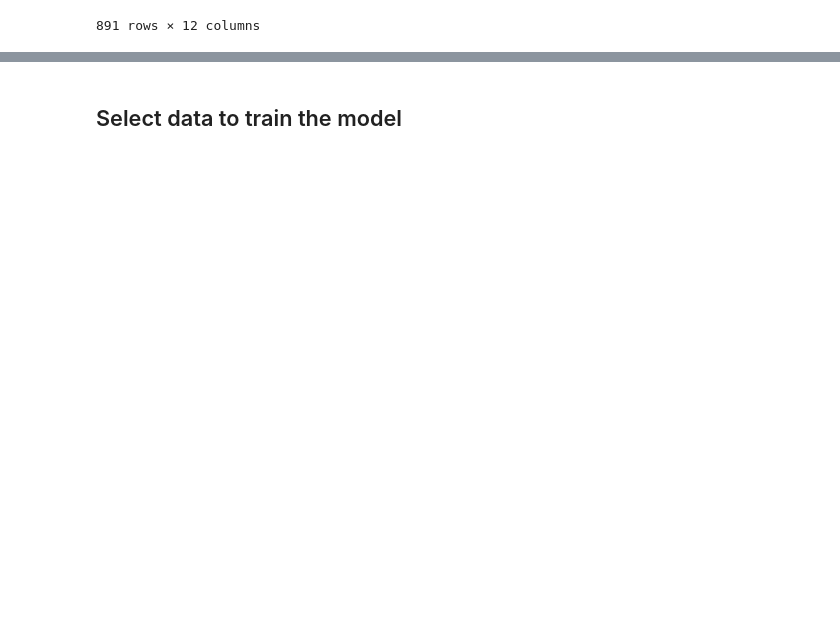
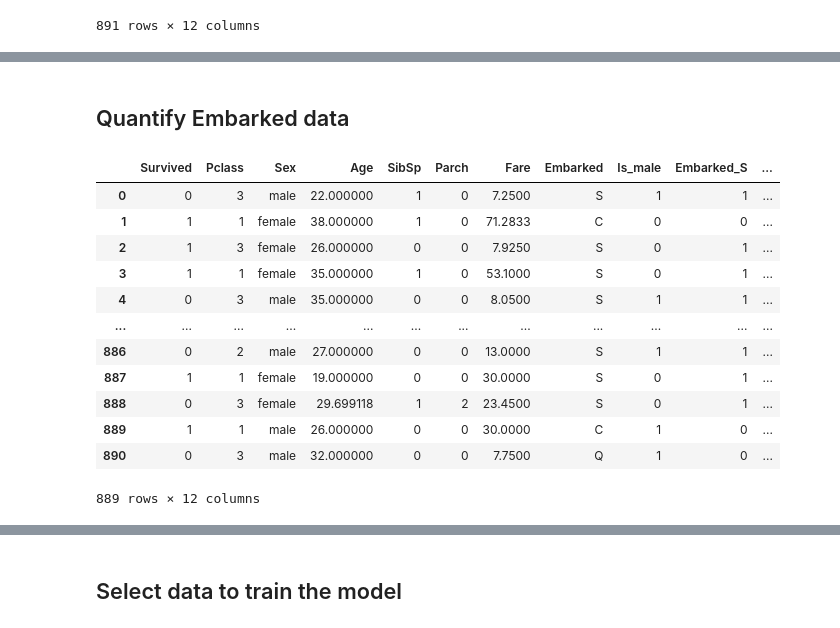
Before and after one commit to szajakubiak/titanic2_prediction, a Jupyter notebook: titanic2_train.ipynb, the cells around one changed output, grey strips where cells are left out. Cells and saved outputs as stored; diff of their text form; code cells hidden in the pictures; blank space fills up the shorter version.

```diff
--- a/titanic2_train.ipynb
+++ b/titanic2_train.ipynb
@@ -27,0 +30,3 @@ train_data
+# %%
+train_data = train_data.drop(columns = ["PassengerId", "Name", "Ticket", "Cabin"])
+train_data
@@ -31,0 +67,2 @@ train_data["Age"].fillna(value = train_data["Age"].mean(), inplace = True)
+# %%
+train_data.dropna(subset=['Embarked'], inplace=True)
@@ -31,0 +71,3 @@ train_data["Age"].fillna(value = train_data["Age"].mean(), inplace = True)
+# %%
+train_data["Is_male"] = (train_data["Sex"] == "male").astype(int)
+train_data
@@ -31,0 +88,21 @@ train_data["Age"].fillna(value = train_data["Age"].mean(), inplace = True)
+# %% [markdown]
+## Quantify Embarked data
+# %%
+train_data["Embarked_S"] = (train_data["Embarked"] == "S").astype(int)
+train_data["Embarked_C"] = (train_data["Embarked"] == "C").astype(int)
+train_data["Embarked_Q"] = (train_data["Embarked"] == "Q").astype(int)
+train_data
+# %% [output]
+|  | Survived | Pclass | Sex | Age | SibSp | Parch | Fare | Embarked | Is_male | Embarked_S | ... |
+| 0 | 0 | 3 | male | 22.000000 | 1 | 0 | 7.2500 | S | 1 | 1 | ... |
+| 1 | 1 | 1 | female | 38.000000 | 1 | 0 | 71.2833 | C | 0 | 0 | ... |
+| 2 | 1 | 3 | female | 26.000000 | 0 | 0 | 7.9250 | S | 0 | 1 | ... |
+| 3 | 1 | 1 | female | 35.000000 | 1 | 0 | 53.1000 | S | 0 | 1 | ... |
+| 4 | 0 | 3 | male | 35.000000 | 0 | 0 | 8.0500 | S | 1 | 1 | ... |
+| ... | ... | ... | ... | ... | ... | ... | ... | ... | ... | ... | ... |
+| 886 | 0 | 2 | male | 27.000000 | 0 | 0 | 13.0000 | S | 1 | 1 | ... |
+| 887 | 1 | 1 | female | 19.000000 | 0 | 0 | 30.0000 | S | 0 | 1 | ... |
+| 888 | 0 | 3 | female | 29.699118 | 1 | 2 | 23.4500 | S | 0 | 1 | ... |
+| 889 | 1 | 1 | male | 26.000000 | 0 | 0 | 30.0000 | C | 1 | 0 | ... |
+| 890 | 0 | 3 | male | 32.000000 | 0 | 0 | 7.7500 | Q | 1 | 0 | ... |
+889 rows × 12 columns
```
Also changed, not shown: parts of 22 cells of this notebook.
